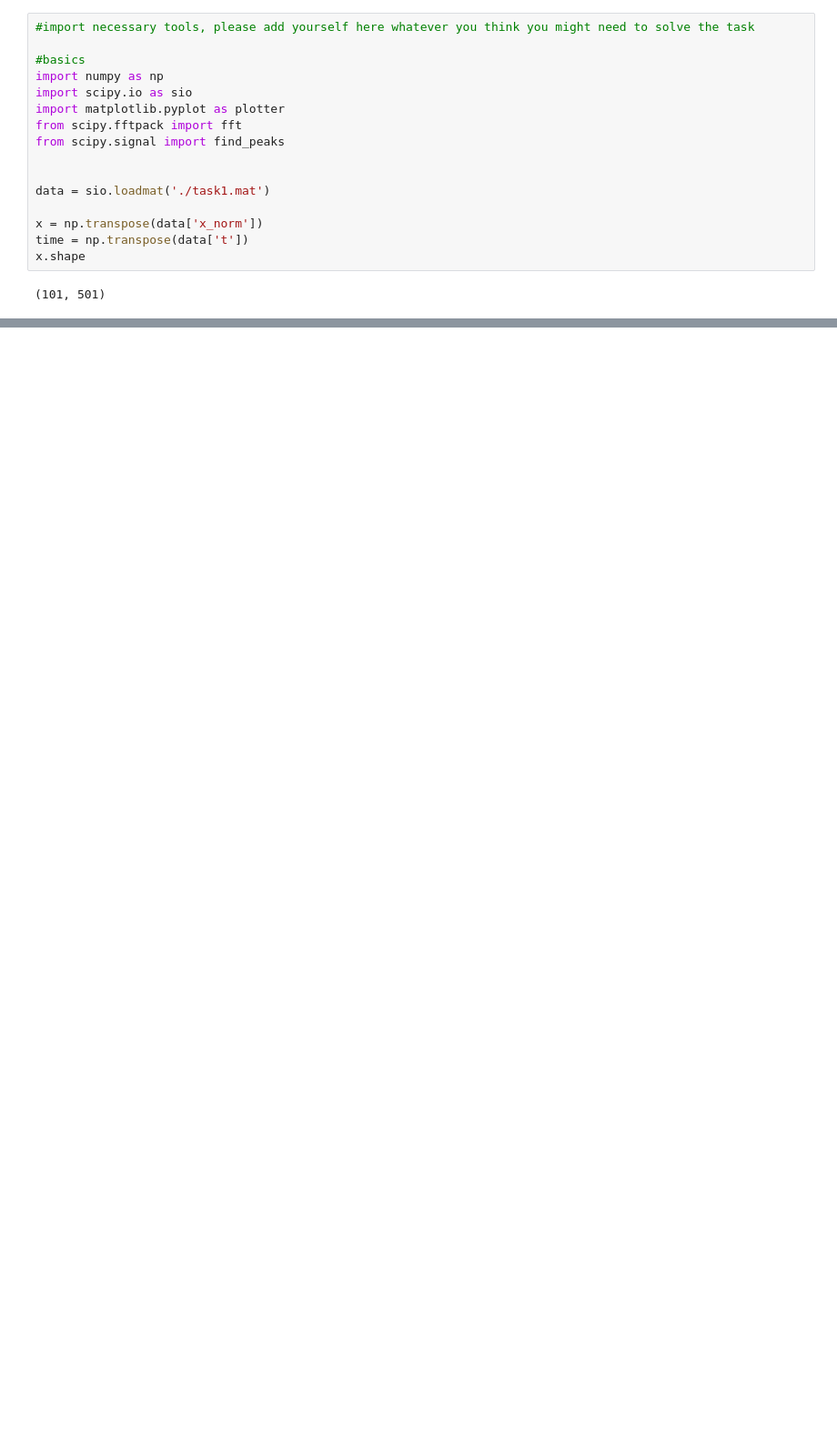
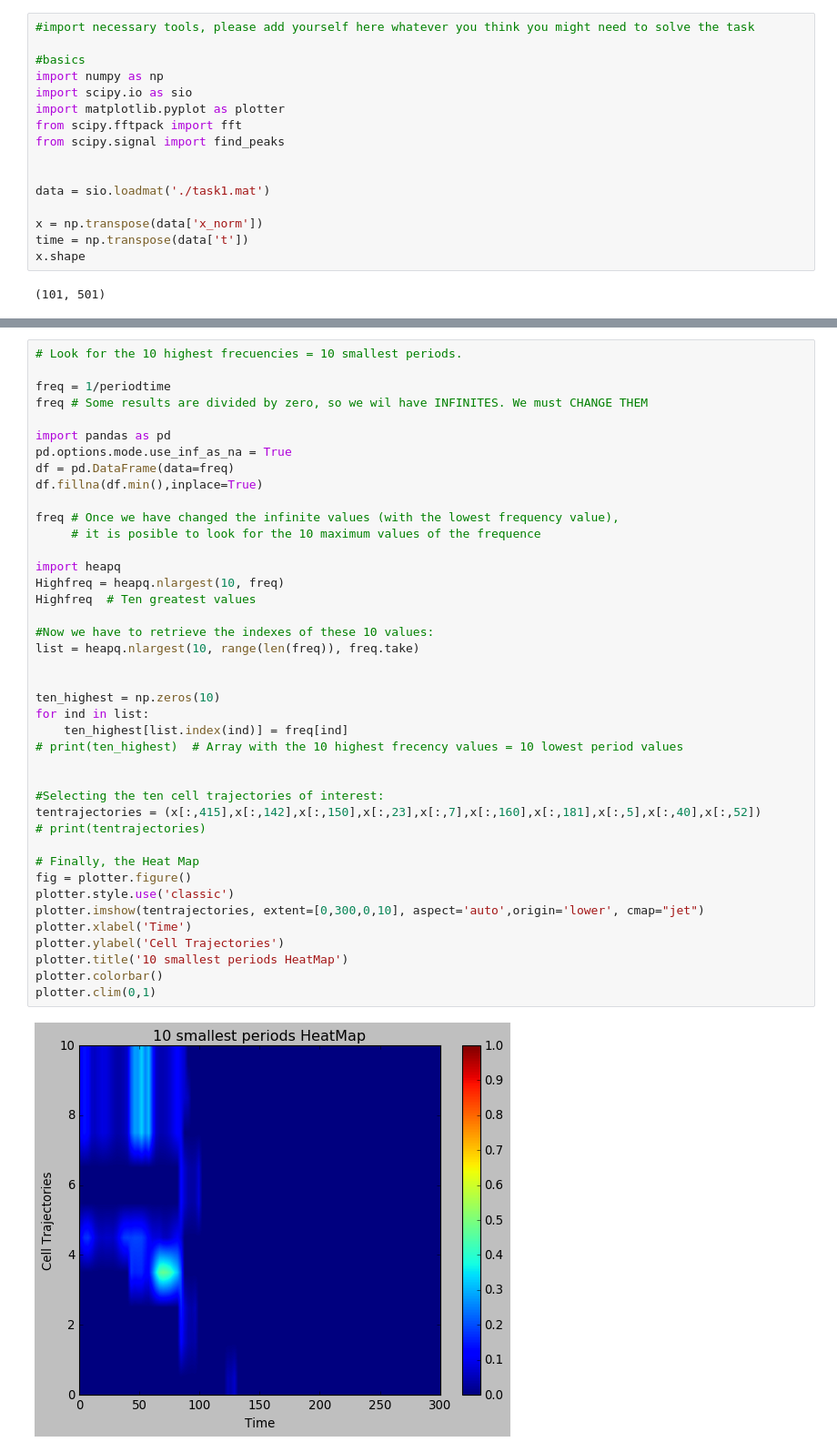
Before and after one commit to Oscar616161651651/OscarFdezBlanco_IntroToBioinformatics, a Jupyter notebook: Exam_3_Answers_Team14.ipynb, the cells around one changed output, grey strips where cells are left out. Shown: that part at 91% size. Saved outputs shown, nothing was run; the diff lists cells and outputs as text; blank space fills up the shorter version.

```diff
--- a/Exam_3_Answers_Team14.ipynb
+++ b/Exam_3_Answers_Team14.ipynb
@@ -163,0 +120,43 @@ lt[0][0]
+# %%
+# Look for the 10 highest frecuencies = 10 smallest periods.
+
+freq = 1/periodtime
+freq # Some results are divided by zero, so we wil have INFINITES. We must CHANGE THEM
+
+import pandas as pd
+pd.options.mode.use_inf_as_na = True
+df = pd.DataFrame(data=freq)
+df.fillna(df.min(),inplace=True)
+
+freq # Once we have changed the infinite values (with the lowest frequency value),
+     # it is posible to look for the 10 maximum values of the frequence
+
+import heapq
+Highfreq = heapq.nlargest(10, freq)
+Highfreq  # Ten greatest values
+
+#Now we have to retrieve the indexes of these 10 values:
+list = heapq.nlargest(10, range(len(freq)), freq.take)
+
+
+ten_highest = np.zeros(10)
+for ind in list:
+    ten_highest[list.index(ind)] = freq[ind]
+# print(ten_highest)  # Array with the 10 highest frecency values = 10 lowest period values
+
+
+#Selecting the ten cell trajectories of interest:
+tentrajectories = (x[:,415],x[:,142],x[:,150],x[:,23],x[:,7],x[:,160],x[:,181],x[:,5],x[:,40],x[:,52])
+# print(tentrajectories)
+
+# Finally, the Heat Map
+fig = plotter.figure()
+plotter.style.use('classic')
+plotter.imshow(tentrajectories, extent=[0,300,0,10], aspect='auto',origin='lower', cmap="jet")
+plotter.xlabel('Time')
+plotter.ylabel('Cell Trajectories')
+plotter.title('10 smallest periods HeatMap')
+plotter.colorbar()
+plotter.clim(0,1)
+# %% [output]
+[figure, added]
```
Also changed, not shown: parts of 26 cells of this notebook.
